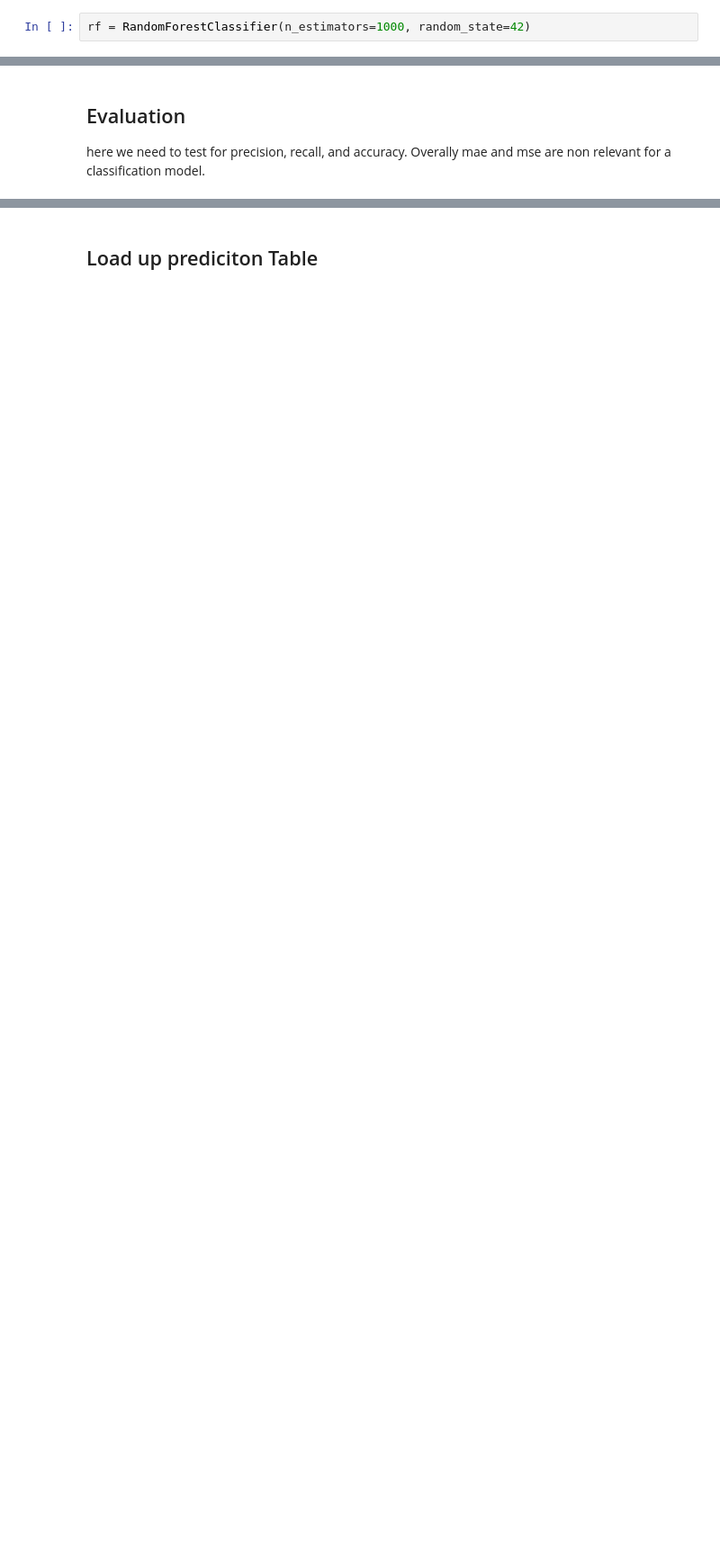
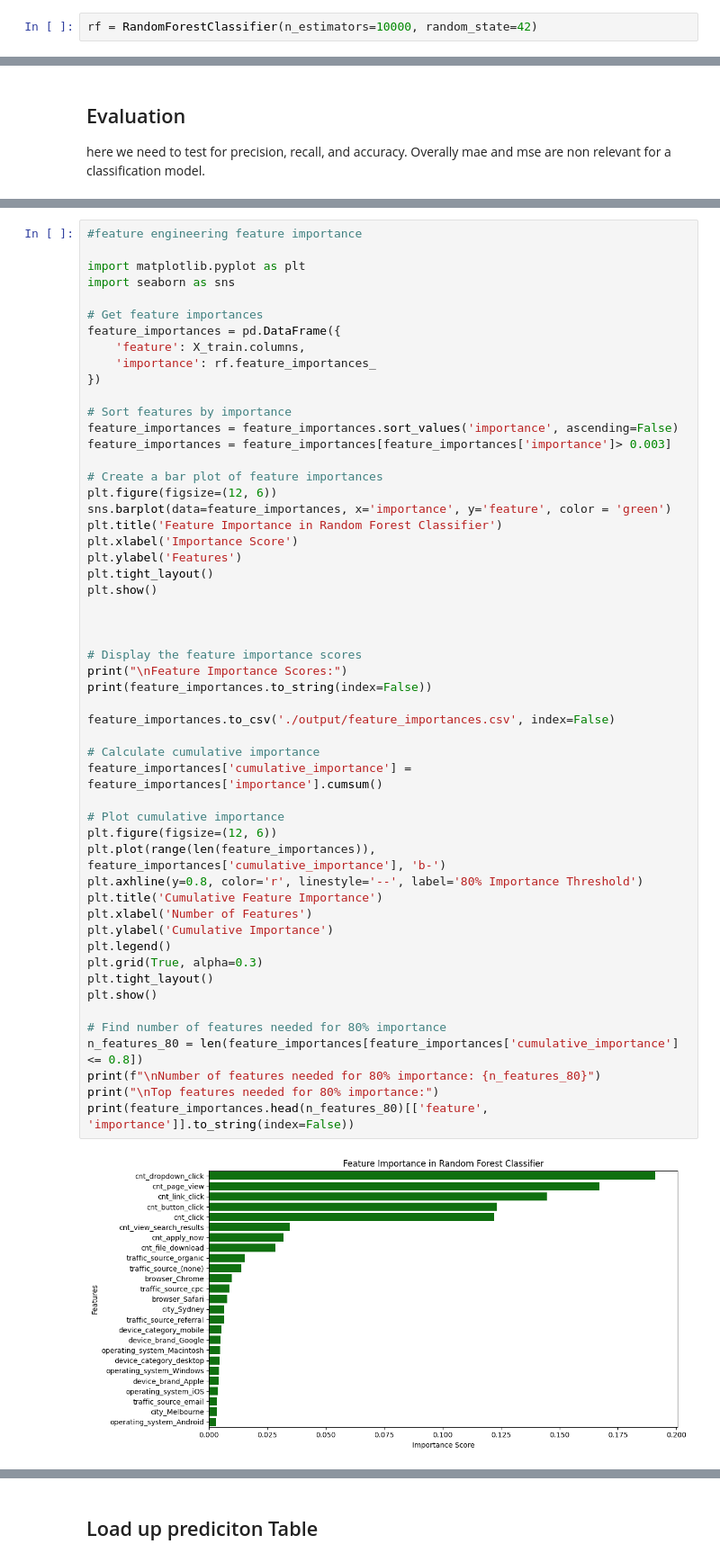
Before and after one commit to LargeLanguageMan/tal-ml, a Jupyter notebook: rf.ipynb, the cells around one changed output, grey strips where cells are left out. Shown at 90% size. Drawn from its saved outputs; the diff is of its cells as text; blank space fills up the shorter version.

Commit message:
Add feature engineering and update notebooks

```diff
--- a/rf.ipynb
+++ b/rf.ipynb
@@ -42,7 +41,7 @@ X_encoded = pd.get_dummies(X, columns=categorical_features)
 
 I used Random forest classifier as we are trying to predict a binary classification of yes or no
 # %%
-rf = RandomForestClassifier(n_estimators=1000, random_state=42)
+rf = RandomForestClassifier(n_estimators=10000, random_state=42)
 # %% [markdown]
 ## Test and learn
 
@@ -78,0 +78,55 @@ Accuracy: 0.9781082197439075
+# %%
+#feature engineering feature importance
+
+import matplotlib.pyplot as plt
+import seaborn as sns
+
+# Get feature importances
+feature_importances = pd.DataFrame({
+    'feature': X_train.columns,
+    'importance': rf.feature_importances_
+})
+
+# Sort features by importance
+feature_importances = feature_importances.sort_values('importance', ascending=False)
+feature_importances = feature_importances[feature_importances['importance']> 0.003]
+
+# Create a bar plot of feature importances
+plt.figure(figsize=(12, 6))
+sns.barplot(data=feature_importances, x='importance', y='feature', color = 'green')
+plt.title('Feature Importance in Random Forest Classifier')
+plt.xlabel('Importance Score')
+plt.ylabel('Features')
+plt.tight_layout()
+plt.show()
+
+
+
+# Display the feature importance scores
+print("\nFeature Importance Scores:")
+print(feature_importances.to_string(index=False))
+
+feature_importances.to_csv('./output/feature_importances.csv', index=False)
+
+# Calculate cumulative importance
+feature_importances['cumulative_importance'] = feature_importances['importance'].cumsum()
+
+# Plot cumulative importance
+plt.figure(figsize=(12, 6))
+plt.plot(range(len(feature_importances)), feature_importances['cumulative_importance'], 'b-')
+plt.axhline(y=0.8, color='r', linestyle='--', label='80% Importance Threshold')
+plt.title('Cumulative Feature Importance')
+plt.xlabel('Number of Features')
+plt.ylabel('Cumulative Importance')
+plt.legend()
+plt.grid(True, alpha=0.3)
+plt.tight_layout()
+plt.show()
+
+# Find number of features needed for 80% importance
+n_features_80 = len(feature_importances[feature_importances['cumulative_importance'] <= 0.8])
+print(f"\nNumber of features needed for 80% importance: {n_features_80}")
+print("\nTop features needed for 80% importance:")
+print(feature_importances.head(n_features_80)[['feature', 'importance']].to_string(index=False))
+# %% [output]
+[figure, added]
```
Also changed, not shown: parts of 12 cells of this notebook, 3 other files.
